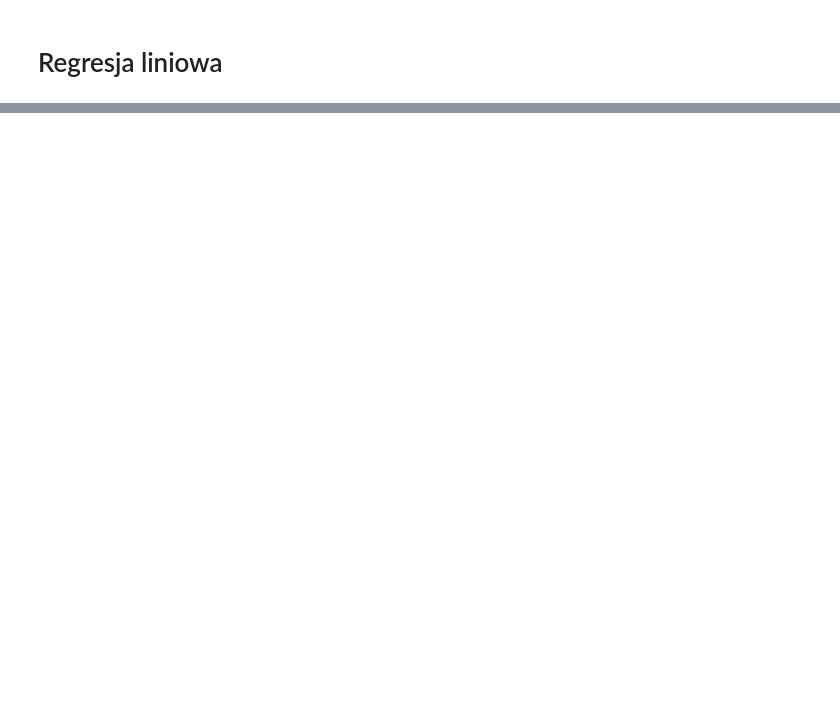
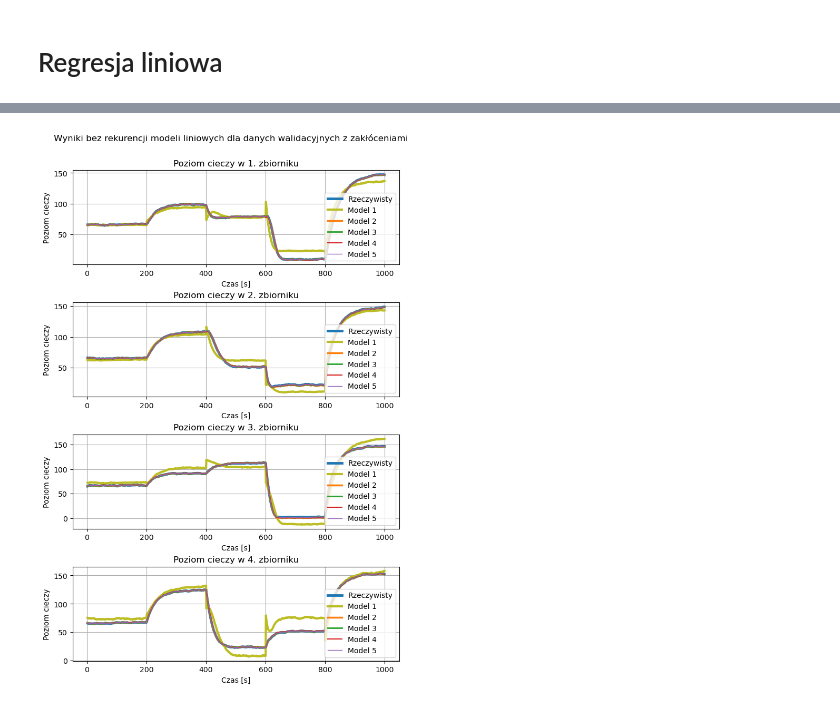
Before and after one commit to zgoreck4/cyberattacks-detection, a Jupyter notebook: model/notebooks/liniear_regression.ipynb, the cells around one changed output, grey strips where cells are left out. Cells and saved outputs as stored; diff of their text form; code cells hidden in the pictures; blank space fills up the shorter version.

Commit message:
without scaling, add i-o models, prediction with recursion, plot error

```diff
--- a/model/notebooks/liniear_regression.ipynb
+++ b/model/notebooks/liniear_regression.ipynb
@@ -207,0 +202,9 @@ plot_model_result_all_tanks(df_test, model_type, dataset_name, "testowych")
+# %%
+features_list = [['q_A(k-1)', 'q_B(k-1)', 'x1(k-1)', 'q_A(k-2)', 'q_B(k-2)', 'x1(k-2)'],
+ ['q_A(k-1)', 'q_B(k-1)', 'x2(k-1)', 'q_A(k-2)', 'q_B(k-2)', 'x2(k-2)'],
+ ['q_A(k-1)', 'q_B(k-1)', 'x3(k-1)', 'q_A(k-2)', 'q_B(k-2)', 'x3(k-2)'],
+ ['q_A(k-1)', 'q_B(k-1)', 'x4(k-1)', 'q_A(k-2)', 'q_B(k-2)', 'x4(k-2)']]
+lr_type = 'io'
+order_dyn = 2
+df_train, df_val, df_test, models_results_df_io_2 = train_predict_lin_model(df_train, df_val, df_test, y_names, features_list, lr_type, order_dyn, pred_recursion)
+models_results_df = pd.concat([models_results_df, models_results_df_io_2])
@@ -207,0 +314,38 @@ plot_model_result_all_tanks(df_test, model_type, dataset_name, "testowych")
+# %%
+def plot_model_result(df, y_name, pred_mode):
+    plt.grid()
+    plt.plot(df[y_name], label='Rzeczywisty', linewidth=3.5)
+    y_names_pred = [col for col in df.columns if (y_name in col) & ('pred' in col)]
+    colors = ['tab:olive', 'tab:orange', 'tab:green', 'tab:red', 'tab:purple', 'tab:cyan', 'tab:gray']
+    color_i=0
+    if pred_mode=='z rekurencją':
+        color_i=1
+    for i, y_name_pred, c in zip(np.arange(1, len(y_names_pred)+1), y_names_pred, colors[color_i:len(y_names_pred)+color_i]):
+        plt.plot(df[y_name_pred], label=f'Model {i}', linewidth=(3.5-(i)*0.5), c=c)
+    plt.xlabel('Czas [s]')
+    plt.ylabel('Poziom cieczy')
+    plt.title(f"Poziom cieczy w {y_name[1]}. zbiorniku")
+    plt.legend()
+# %%
+def plot_model_result_all_tanks(df, dataset_name, data_name, pred_mode):
+    fig=plt.figure(figsize=(8,11.5))
+    plt.subplot(4, 1, 1)
+    plot_model_result(df, 'x1', pred_mode)
+    plt.subplot(4, 1, 2)
+    plot_model_result(df, 'x2', pred_mode)
+    plt.subplot(4, 1, 3)
+    plot_model_result(df, 'x3', pred_mode)
+    plt.subplot(4, 1, 4)
+    plot_model_result(df, 'x4', pred_mode)
+
+    plt.subplots_adjust(hspace=0.4)
+    fig.subplots_adjust(top=0.92)
+    fig.suptitle(f"Wyniki {pred_mode} modeli liniowych dla danych {data_name} {dataset_name}")
+
+    plt.savefig(f"../img/result_ol_{model_type}_{data_name}_{dataset_name}_{pred_mode}.png", bbox_inches='tight')
+
+    plt.show()
+# %%
+plot_model_result_all_tanks(df_val, dataset_name, "walidacyjnych", pred_mode)
+# %% [output]
+[figure, added]
```
Also changed, not shown: parts of 42 cells of this notebook.
